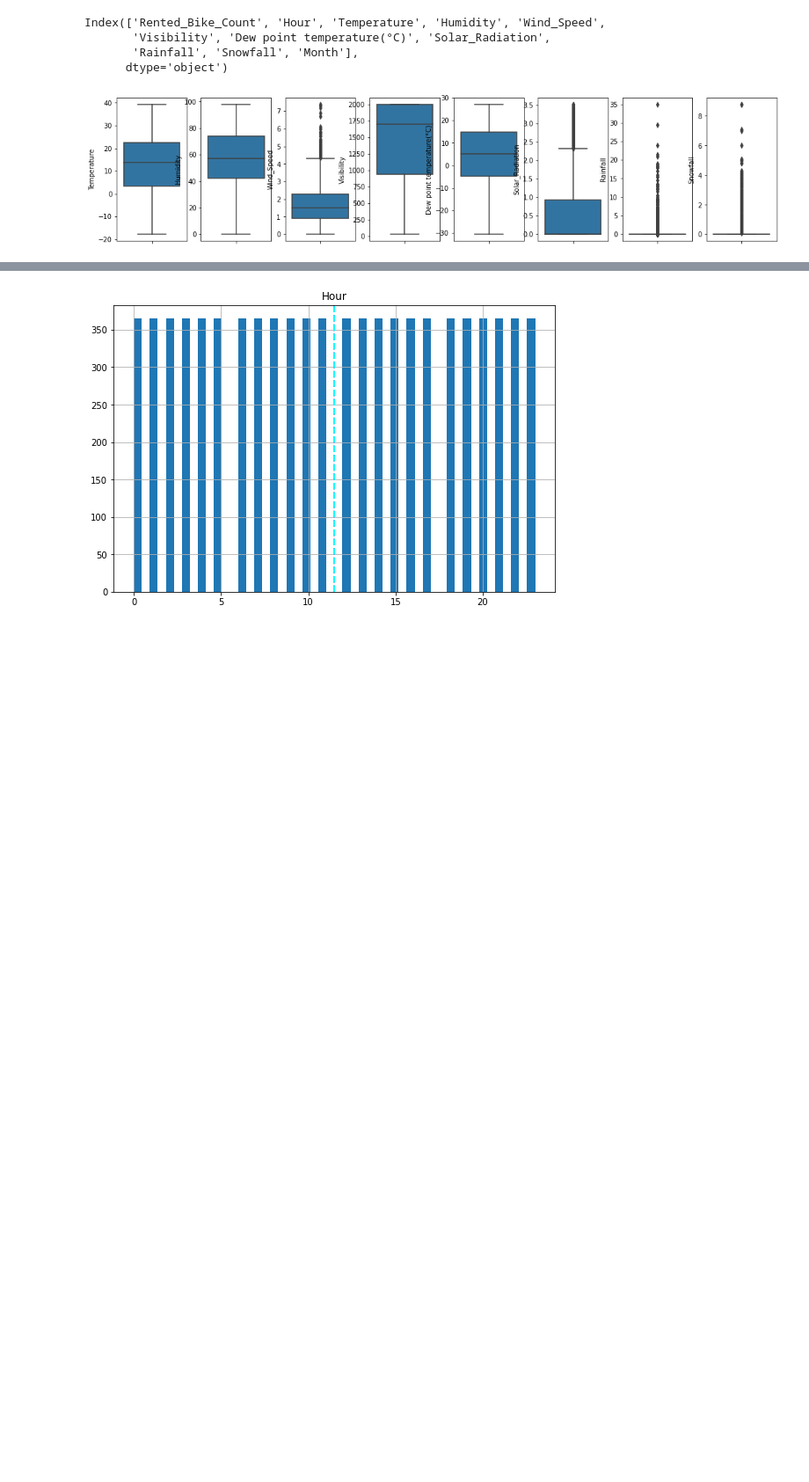
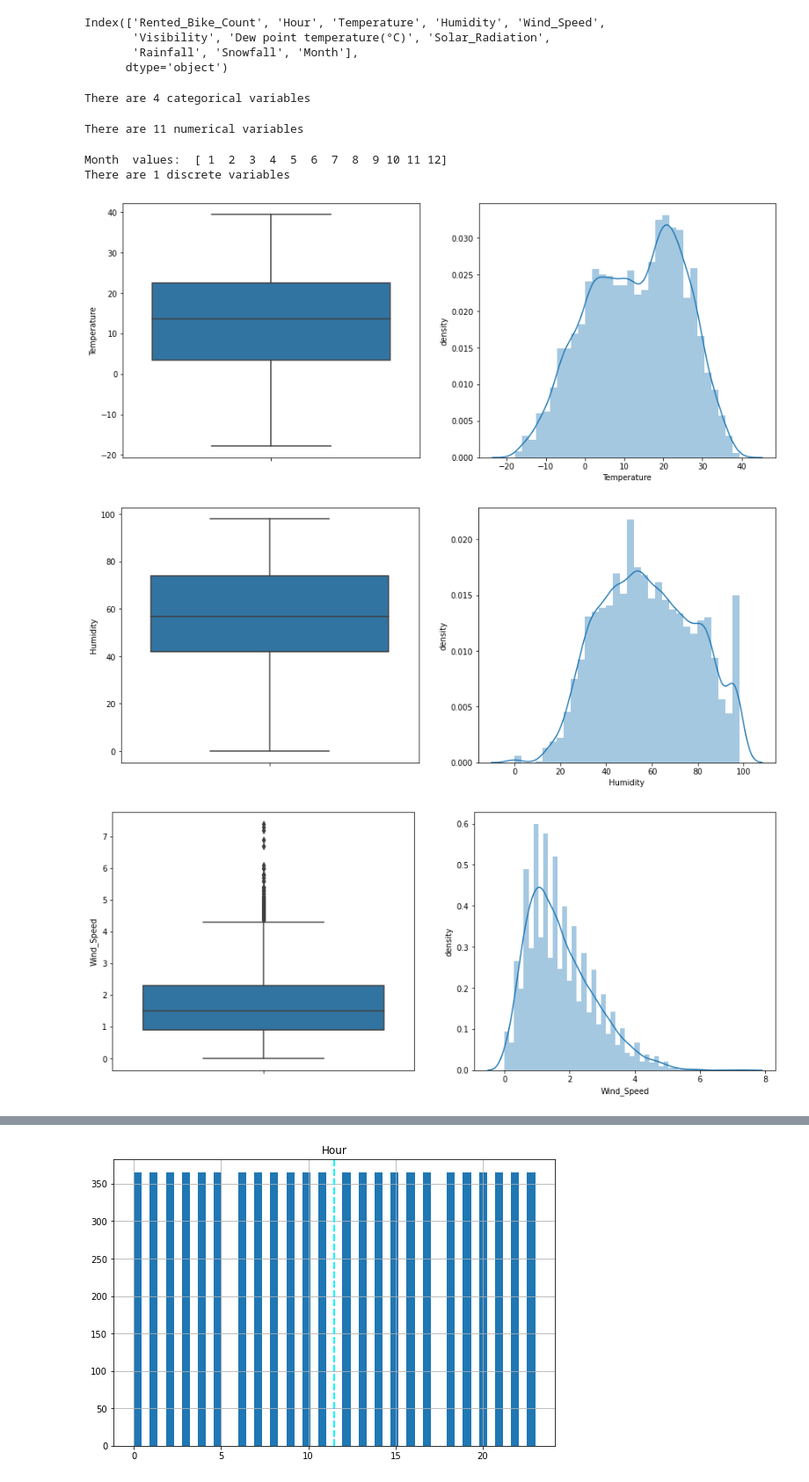
Before and after one commit to anasabbad/Bike-Sharing-Demand-Prediction--Capstone-Project, a Jupyter notebook: Bike_Sharing_Demand_Prediction_Capstone_Project.ipynb, the cells around one changed output, grey strips where cells are left out. Shown at 88% size. Saved outputs shown, nothing was run; the diff lists cells and outputs as text; code cells hidden in the pictures; blank space fills up the shorter version.

```diff
--- a/Bike_Sharing_Demand_Prediction_Capstone_Project.ipynb
+++ b/Bike_Sharing_Demand_Prediction_Capstone_Project.ipynb
@@ -265,17 +291,47 @@ Index(['Rented_Bike_Count', 'Hour', 'Temperature', 'Humidity', 'Wind_Speed',
        'Visibility', 'Dew point temperature(°C)', 'Solar_Radiation',
        'Rainfall', 'Snowfall', 'Month'],
       dtype='object')
-# %%
- #Draw box plots for indepent variables with continuous values
-cont_features=['Temperature', 'Humidity',
-       'Wind_Speed', 'Visibility', 'Dew point temperature(°C)',
-       'Solar_Radiation', 'Rainfall', 'Snowfall']
-plt.figure(figsize=(18,4))
-
-i = 1
-for col in cont_features:
-    plt.subplot(1,8,i)
-    sns.boxplot(y=col, data=data)
-    i+=1
-# %% [output]
-[figure, removed]
+# %%
+ #Draw box plots for indepent variables with continuous values
+# find categorical variables
+categorical = [var for var in data.columns if data[var].dtype=='O']
+print('There are {} categorical variables'.format(len(categorical)))
+# %% [output]
+There are 4 categorical variables
+# %%
+# find Numerical variables
+numerical = [var for var in data.columns if data[var].dtype!='O']
+print('There are {} numerical variables'.format(len(numerical)))
+# %% [output]
+There are 11 numerical variables
+# %%
+discrete = []
+for var in numerical:
+    if len(data[var].unique())<20:
+        print(var, ' values: ', data[var].unique())
+        discrete.append(var)
+
+print('There are {} discrete variables'.format(len(discrete)))
+# %% [output]
+Month  values:  [ 1  2  3  4  5  6  7  8  9 10 11 12]
+There are 1 discrete variables
+# %%
+continuous = [var for var in numerical if var not in discrete and var not in ['id','Hour','Rented_Bike_Count']]
+# %%
+for var in continuous:
+    plt.figure(figsize=(15,6))
+    plt.subplot(1, 2, 1)
+    fig = sns.boxplot(y=data[var])
+    fig.set_title('')
+    fig.set_ylabel(var)
+
+    plt.subplot(1, 2, 2)
+    fig = sns.distplot(data[var].dropna())
+    fig.set_ylabel('density')
+    fig.set_xlabel(var)
+
+    plt.show()
+# %% [output]
+[figure, added]
+[figure, added]
+[figure, added]
```
Also changed, not shown: parts of 30 cells of this notebook.
